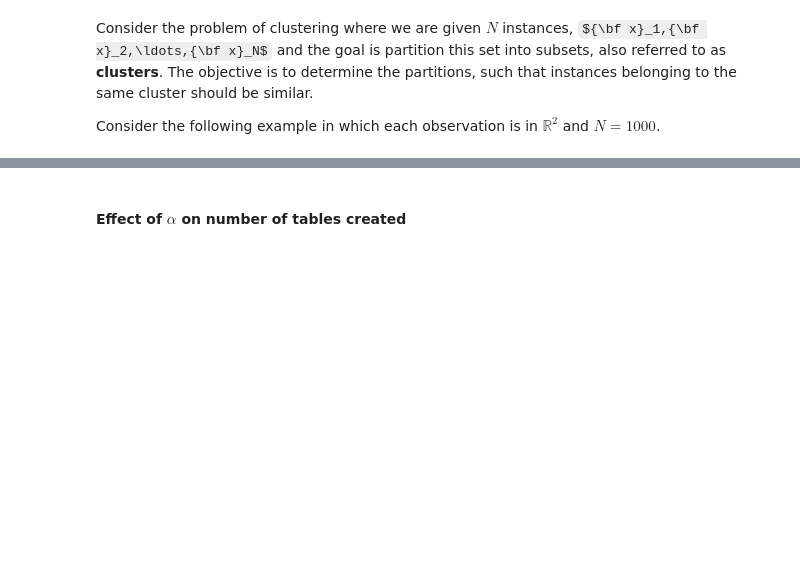
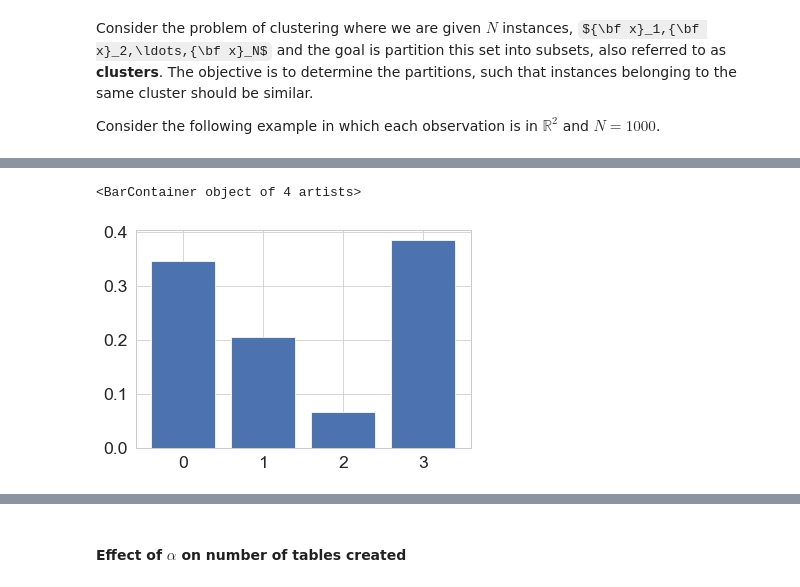
Before and after one commit to ubdsgroup/mladvanced-notebooks, a Jupyter notebook: Non-parametric Bayesian Methods for Clustering.ipynb, the cells around one changed output, grey strips where cells are left out. Saved outputs shown, nothing was run; the diff lists cells and outputs as text; code cells hidden in the pictures; some formulas as TeX source; blank space fills up the shorter version.

```diff
--- a/Non-parametric Bayesian Methods for Clustering.ipynb
+++ b/Non-parametric Bayesian Methods for Clustering.ipynb
@@ -89,0 +70,7 @@ x_i\vert z_i, \{\theta_k\}_{k=1}^K & \sim & F(\theta_{z_i})
+# %%
+import scipy.stats as st
+alpha = np.array([1,1,1,1])
+plt.bar(np.arange(len(alpha)),dirichlet(alpha).rvs(1).flatten())
+# %% [output]
+<BarContainer object of 4 artists>
+[figure, added]
```
Also changed, not shown: parts of 39 cells of this notebook, 1 other file.
